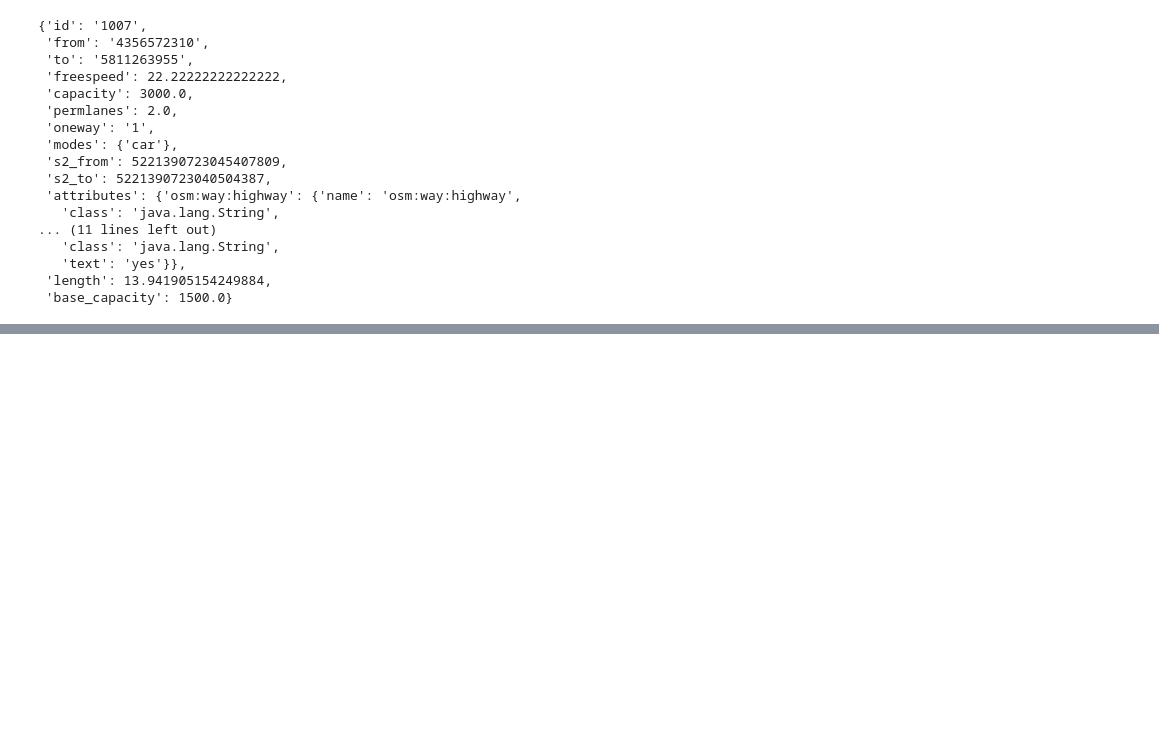
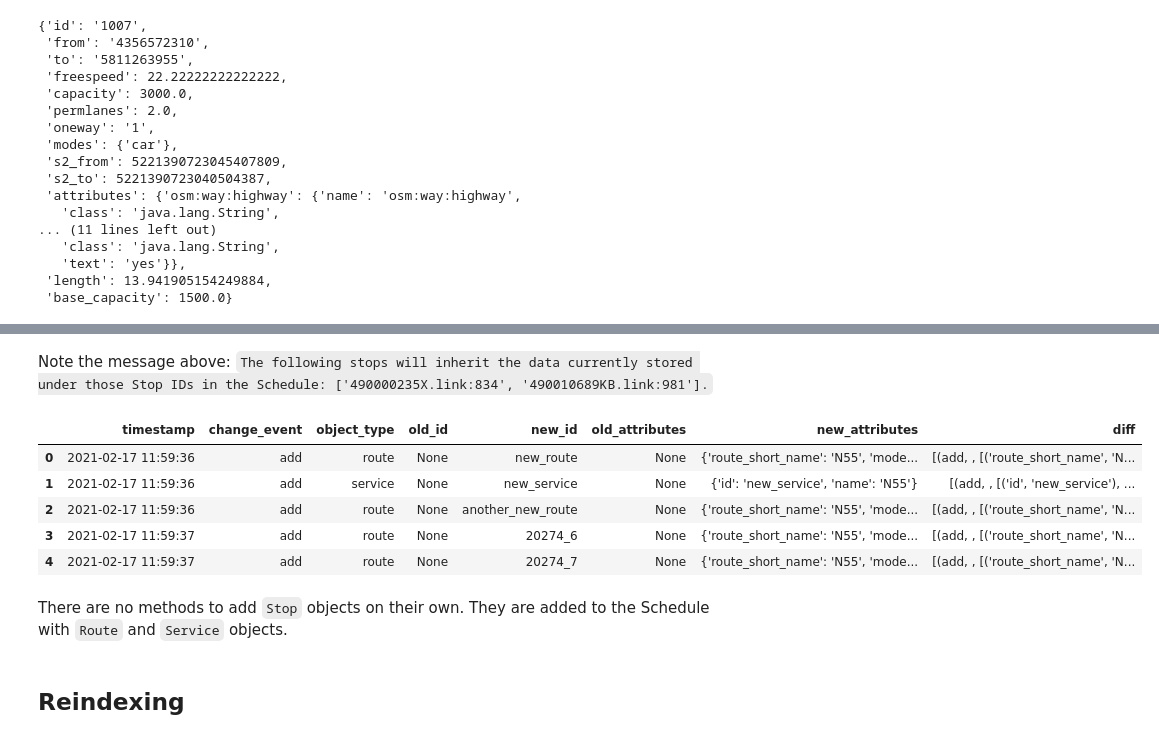
Before and after one commit to arup-group/genet, a Jupyter notebook: notebooks/5.1. Modifying Network - Basics.ipynb, the cells around one changed output, grey strips where cells are left out. Cells and saved outputs as stored; diff of their text form; code cells hidden in the pictures; blank space fills up the shorter version.

```diff
--- a/notebooks/5.1. Modifying Network - Basics.ipynb
+++ b/notebooks/5.1. Modifying Network - Basics.ipynb
@@ -218,0 +327,14 @@ Area of Use:
+# %%
+r = Route(
+    route_short_name='N55',
+    mode='bus',
+    trips={'some_trip': '14:53:00'},
+   arrival_offsets=['00:00:00', '00:06:00'],
+   departure_offsets=['00:00:00', '00:06:00'],
+   id='another_new_route_2',
+#    route= ['834', '1573', '3139', '3141', '574', '3154', '979', '980', '981'],
+   await_departure= [True, True],
+   stops=[n.schedule.stop('490000235X.link:834'),
+          n.schedule.stop('490010689KB.link:981')]
+)
+n.schedule.add_route('20274', r)
@@ -218,0 +350,28 @@ Area of Use:
+# %%
+route = Route(
+    route_short_name='N55',
+    mode='bus',
+    trips={'VJ2cdccea96e0e3e6a53a968bcb132941415d6d7c9_04:53:00': '04:53:00',
+      'VJ375a660d47a2aa570aa20a8568012da8497ffecf_03:53:00': '03:53:00',
+      'VJ3b9d77d2ef200b21c8048fea5eedc2d2788a1b94_01:54:00': '01:54:00',
+      'VJ79974c386a39426e06783650a759828438432aa4_05:23:00': '05:23:00',
+      'VJa09c394b71031216571d813a6266c83f2d30bf0a_04:23:00': '04:23:00',
+      'VJb1ecf6f30844187f7b9364fd9550acdcc5ce2c22_01:25:00': '01:25:00',
+      'VJc22488e687bcce9c50e372806cd8a1bcdddd5f98_02:24:00': '02:24:00',
+      'VJc3fd8f2be7eb005d47a13119c129d23ba6fed5fd_03:23:00': '03:23:00',
+      'VJe80a8ff48d21b29919ca3d8234d5a86bbf729513_02:54:00': '02:54:00',
+      'VJe81073fff46cfb30ff47a53f387e05dc17f2dda3_24:55:00': '24:55:00'},
+   arrival_offsets=['00:00:00', '00:02:00', '00:04:00', '00:06:00'],
+   departure_offsets=['00:00:00', '00:02:00', '00:04:00', '00:06:00'],
+   id='another_new_route_3',
+#    route= ['834', '1573', '3139', '3141', '574', '3154', '979', '980', '981'],
+   await_departure= [True, True, True, True],
+   stops=[
+       Stop(id='490000235X.link:834', x=529981, y=181412, epsg='epsg:27700'),
+       Stop(id='new_stop', x=529500, y=181300, epsg='epsg:27700', name='New Stop'),
+       Stop(id='other_new_stop', x=529502, y=181302, epsg='epsg:27700', name='Other New Stop'),
+       Stop(id='490010689KB.link:981', x=529166, y=181256, epsg='epsg:27700')
+   ]
+)
+
+n.schedule.add_route('20274', route, force=True)
@@ -218,0 +384,15 @@ Area of Use:
+# %% [markdown]
+Note the message above: `The following stops will inherit the data currently stored under those Stop IDs in the Schedule: ['490000235X.link:834', '490010689KB.link:981'].`
+# %%
+n.schedule.change_log().head()
+# %% [output]
+|  | timestamp | change_event | object_type | old_id | new_id | old_attributes | new_attributes | diff |
+| 0 | 2021-02-17 11:59:36 | add | route | None | new_route | None | {'route_short_name': 'N55', 'mode... | [(add, , [('route_short_name', 'N... |
+| 1 | 2021-02-17 11:59:36 | add | service | None | new_service | None | {'id': 'new_service', 'name': 'N55'} | [(add, , [('id', 'new_service'), ... |
+| 2 | 2021-02-17 11:59:36 | add | route | None | another_new_route | None | {'route_short_name': 'N55', 'mode... | [(add, , [('route_short_name', 'N... |
+| 3 | 2021-02-17 11:59:37 | add | route | None | 20274_6 | None | {'route_short_name': 'N55', 'mode... | [(add, , [('route_short_name', 'N... |
+| 4 | 2021-02-17 11:59:37 | add | route | None | 20274_7 | None | {'route_short_name': 'N55', 'mode... | [(add, , [('route_short_name', 'N... |
+# %% [markdown]
+There are no methods to add `Stop` objects on their own. They are added to the Schedule with `Route` and `Service` objects.
+# %% [markdown]
+## Reindexing
```
Also changed, not shown: parts of 71 cells of this notebook, 35 other files.
